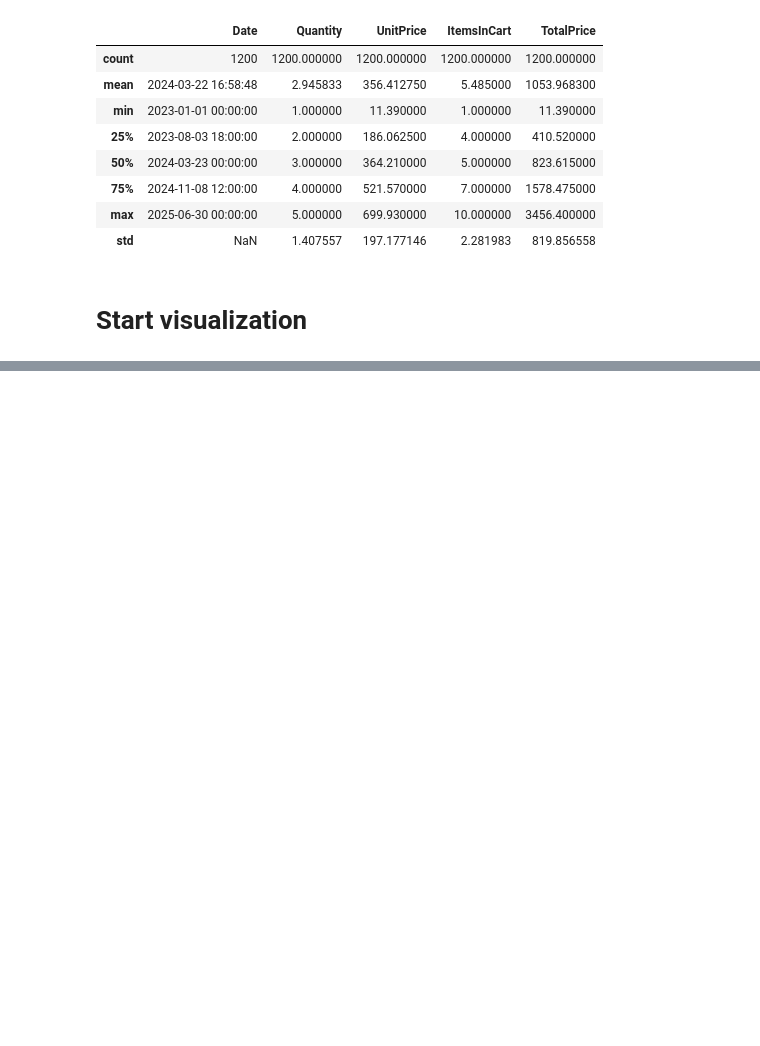
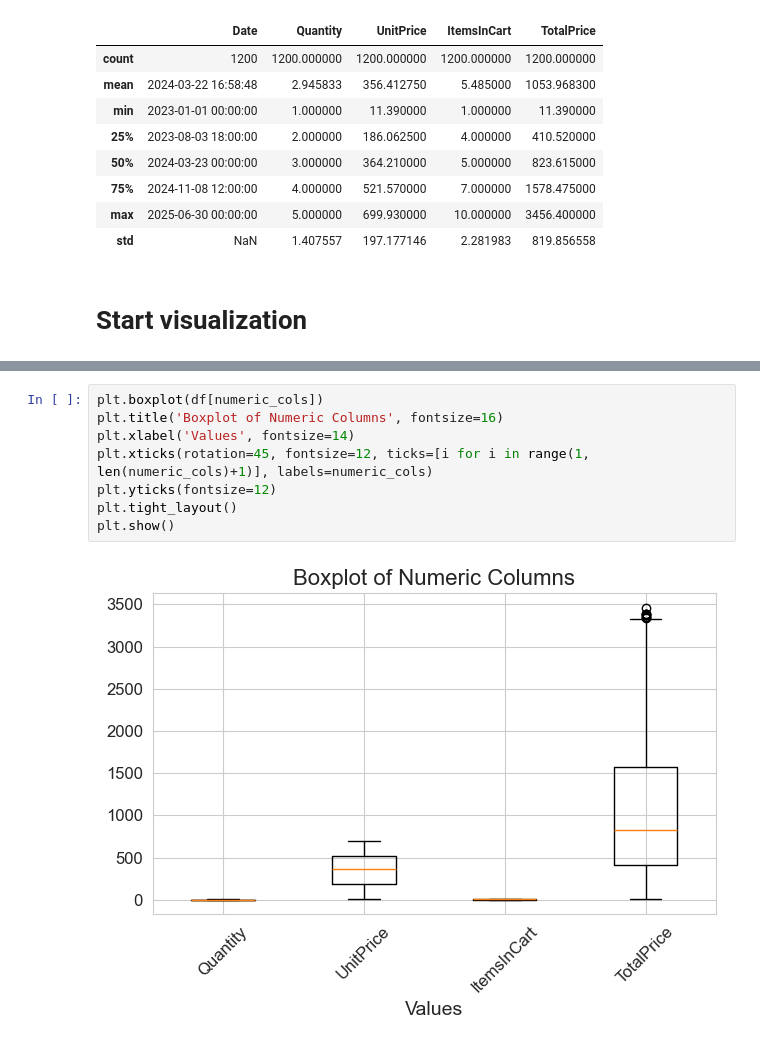
Before and after one commit to YousifHisham-tech/DecodeLabs-Internship, a Jupyter notebook: Visualiztions.ipynb, the cells around one changed output, grey strips where cells are left out. Drawn from its saved outputs; the diff is of its cells as text; blank space fills up the shorter version.

```diff
--- a/Visualiztions.ipynb
+++ b/Visualiztions.ipynb
@@ -76,0 +95,10 @@ df.describe()
+# %%
+plt.boxplot(df[numeric_cols])
+plt.title('Boxplot of Numeric Columns', fontsize=16)
+plt.xlabel('Values', fontsize=14)
+plt.xticks(rotation=45, fontsize=12, ticks=[i for i in range(1, len(numeric_cols)+1)], labels=numeric_cols)
+plt.yticks(fontsize=12)
+plt.tight_layout()
+plt.show()
+# %% [output]
+[figure, added]
```
Also changed, not shown: parts of 2 cells of this notebook.
